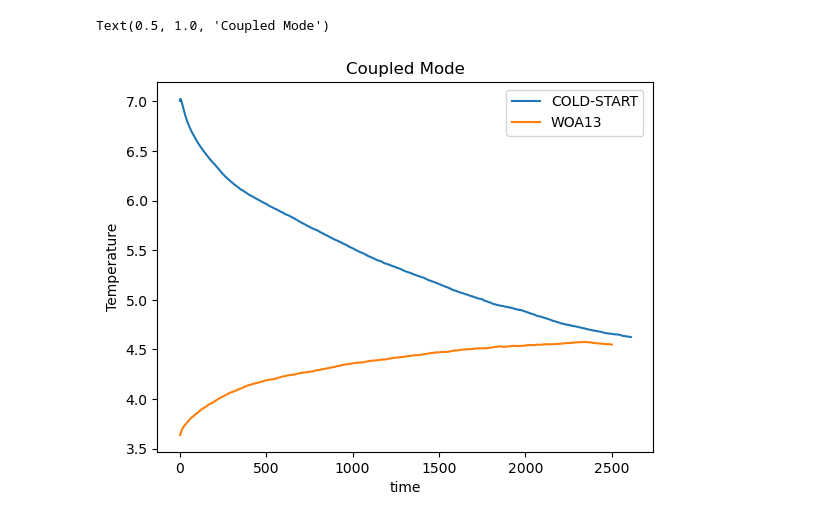
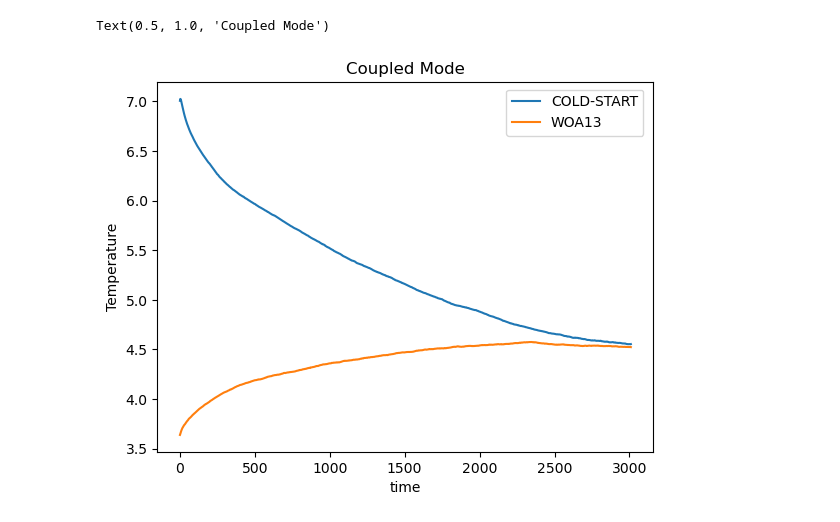
Before and after one commit to asozza/ecearth-outpost, a Jupyter notebook: notebooks/test_timeseries.ipynb, the cells around one changed output. Saved outputs shown, nothing was run; the diff lists cells and outputs as text; code cells hidden in the pictures.

```diff
--- a/notebooks/test_timeseries.ipynb
+++ b/notebooks/test_timeseries.ipynb
@@ -5,8 +5,8 @@ import matplotlib.pyplot as plt
 # %%
 from ecpost.core.graphics.timeseries import timeseries
 # %%
-timeseries(expname='cs00', startyear=1990, endyear=4600, varname='thetao', avetype='moving', label='COLD-START')
-timeseries(expname='cw00', startyear=1990, endyear=4490, varname='thetao', avetype='moving', label='WOA13')
+timeseries(expname='cs00', startyear=1990, endyear=4999, varname='thetao', avetype='moving', label='COLD-START')
+timeseries(expname='cw00', startyear=1990, endyear=4999, varname='thetao', avetype='moving', label='WOA13')
 plt.legend(
     bbox_to_anchor=(0.98, 0.98),  # x, y coordinates for legend placement
     loc='upper right',         # Location of the legend relative to bbox_to_anchor
@@ -21,5 +21,5 @@ plt.title('Coupled Mode')
 Text(0.5, 1.0, 'Coupled Mode')
-[figure, old version]
+[figure, new version]
 # %%
 timeseries(expname='os00', startyear=1990, endyear=4999, varname='thetao', avetype='moving', label='COLD-START')
 timeseries(expname='ow00', startyear=1990, endyear=4999, varname='thetao', avetype='moving', label='WOA13')
```
Also changed, not shown: parts of 1 cell of this notebook, 1 other file.
